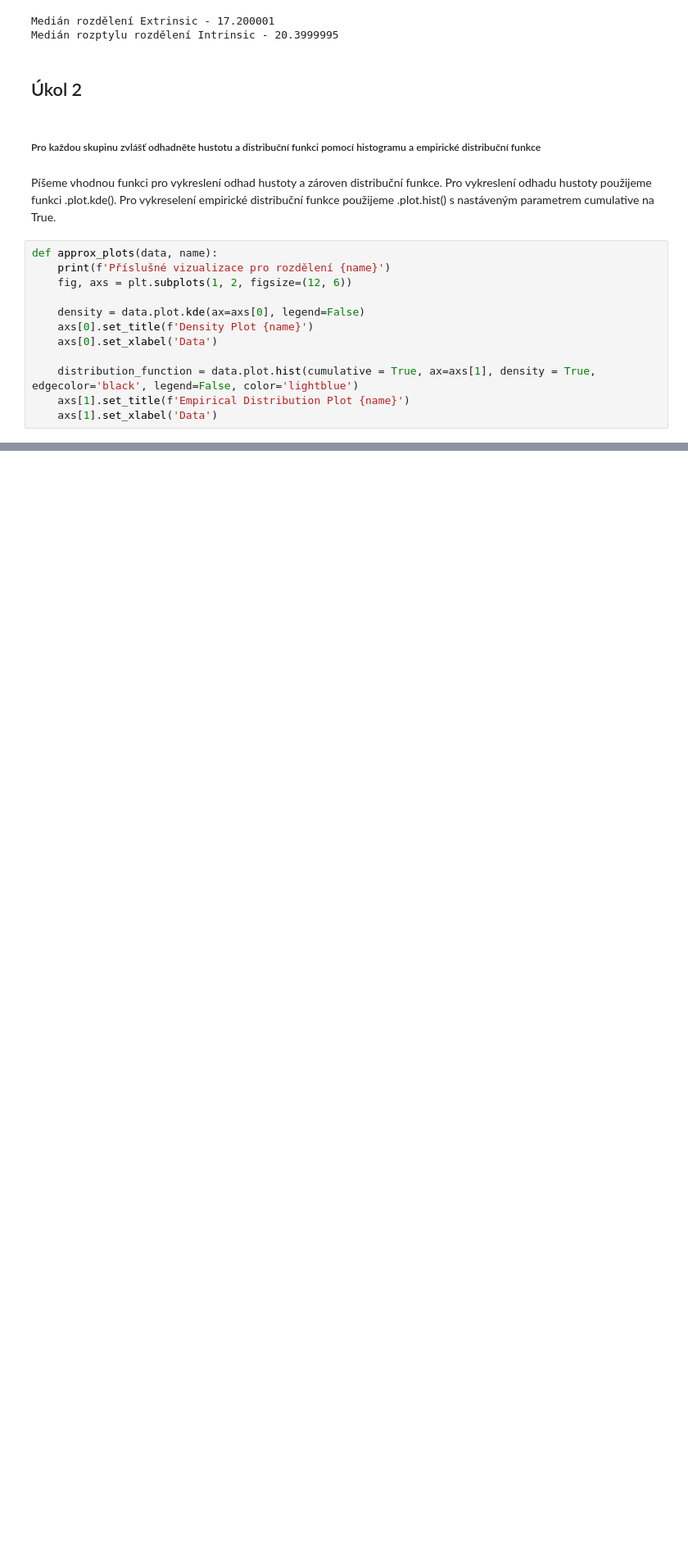
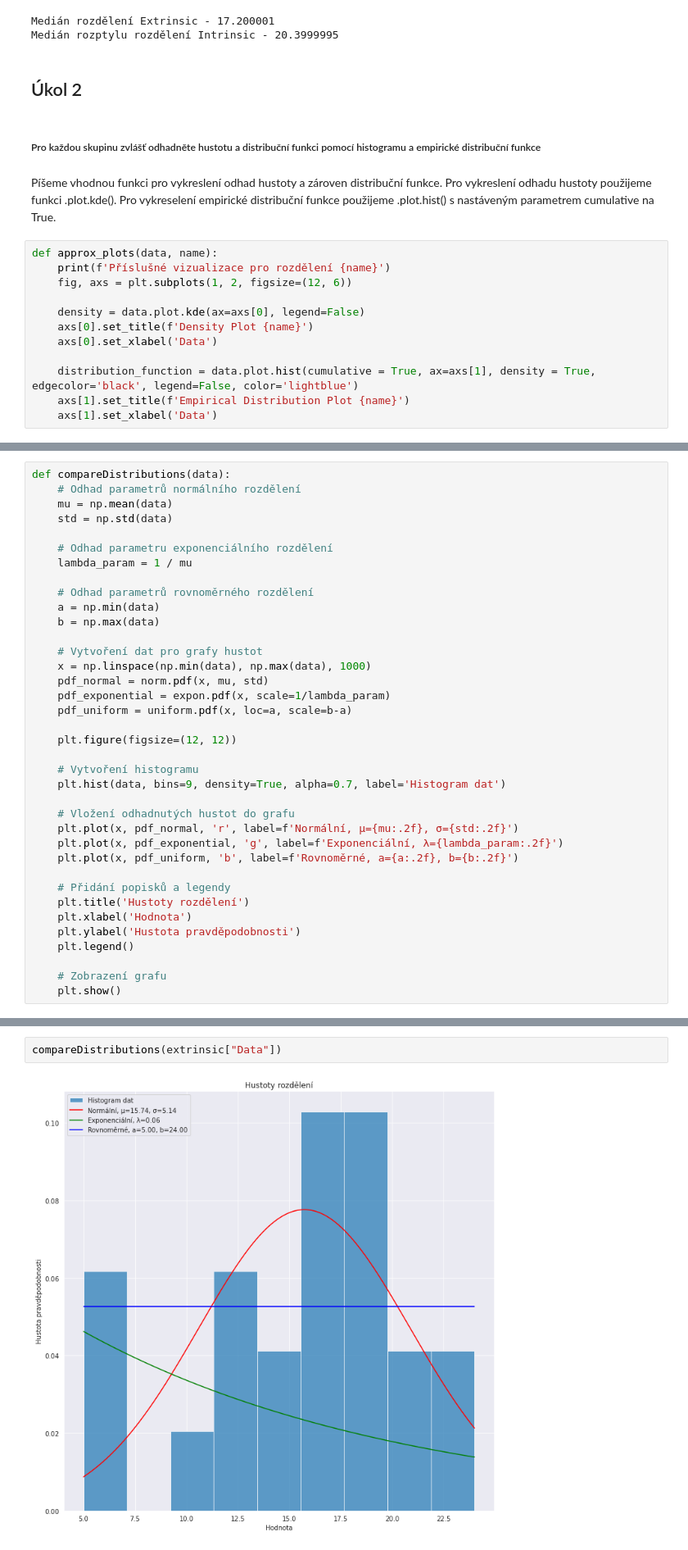
Before and after one commit to daKostych/BI-PST-2023, a Jupyter notebook: homework.ipynb, the cells around one changed output, grey strips where cells are left out. Shown at 82% size. Saved outputs shown, nothing was run; the diff lists cells and outputs as text; blank space fills up the shorter version.

```diff
--- a/homework.ipynb
+++ b/homework.ipynb
@@ -174,0 +185,37 @@ Příslušné vizualizace pro rozdělení Intrinsic
+# %%
+def compareDistributions(data):
+    # Odhad parametrů normálního rozdělení
+    mu = np.mean(data)
+    std = np.std(data)
+
+    # Odhad parametru exponenciálního rozdělení
+    lambda_param = 1 / mu
+
+    # Odhad parametrů rovnoměrného rozdělení
+    a = np.min(data)
+    b = np.max(data)
+
+    # Vytvoření dat pro grafy hustot
+    x = np.linspace(np.min(data), np.max(data), 1000)
+    pdf_normal = norm.pdf(x, mu, std)
+    pdf_exponential = expon.pdf(x, scale=1/lambda_param)
+    pdf_uniform = uniform.pdf(x, loc=a, scale=b-a)
+
+    plt.figure(figsize=(12, 12))
+
+    # Vytvoření histogramu
+    plt.hist(data, bins=9, density=True, alpha=0.7, label='Histogram dat')
+
+    # Vložení odhadnutých hustot do grafu
+    plt.plot(x, pdf_normal, 'r', label=f'Normální, μ={mu:.2f}, σ={std:.2f}')
+    plt.plot(x, pdf_exponential, 'g', label=f'Exponenciální, λ={lambda_param:.2f}')
+    plt.plot(x, pdf_uniform, 'b', label=f'Rovnoměrné, a={a:.2f}, b={b:.2f}')
+
+    # Přidání popisků a legendy
+    plt.title('Hustoty rozdělení')
+    plt.xlabel('Hodnota')
+    plt.ylabel('Hustota pravděpodobnosti')
+    plt.legend()
+
+    # Zobrazení grafu
+    plt.show()
@@ -174,0 +235,4 @@ Příslušné vizualizace pro rozdělení Intrinsic
+# %%
+compareDistributions(extrinsic["Data"])
+# %% [output]
+[figure, added]
```
Also changed, not shown: parts of 21 cells of this notebook.
